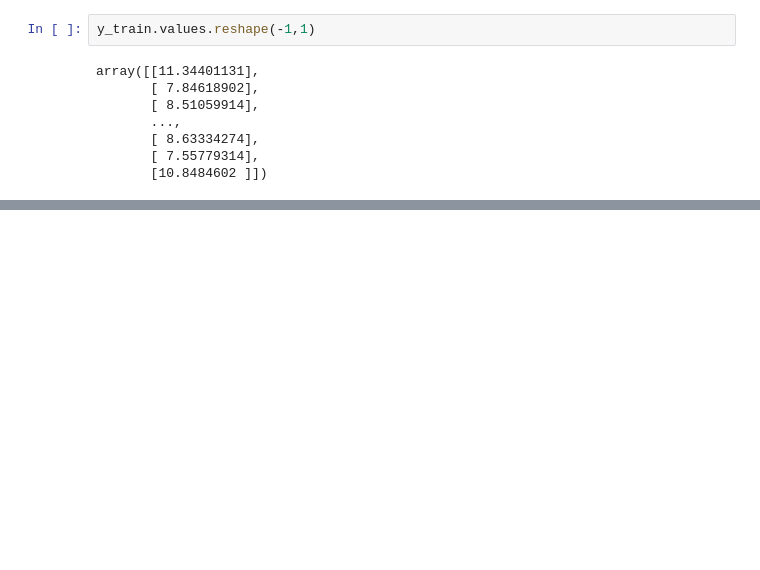
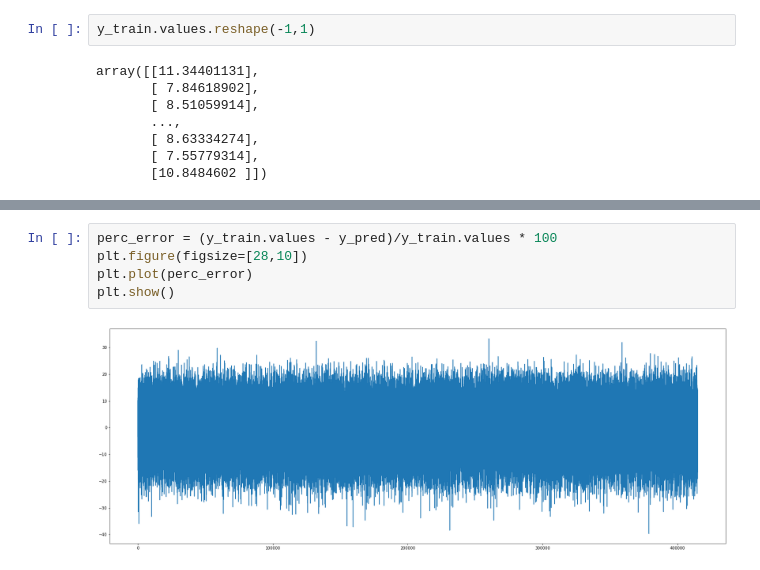
Before and after one commit to sonalS2210/mechademy-hiring-challenge, a Jupyter notebook: data_enegineering.ipynb, the cells around one changed output, grey strips where cells are left out. Drawn from its saved outputs; the diff is of its cells as text; blank space fills up the shorter version.

```diff
--- a/data_enegineering.ipynb
+++ b/data_enegineering.ipynb
@@ -451,0 +489,7 @@ TypeError: __init__() got an unexpected keyword argument 'solver'
+# %%
+perc_error = (y_train.values - y_pred)/y_train.values * 100
+plt.figure(figsize=[28,10])
+plt.plot(perc_error)
+plt.show()
+# %% [output]
+[figure, added]
```
Also changed, not shown: parts of 82 cells of this notebook, 1 other file.
